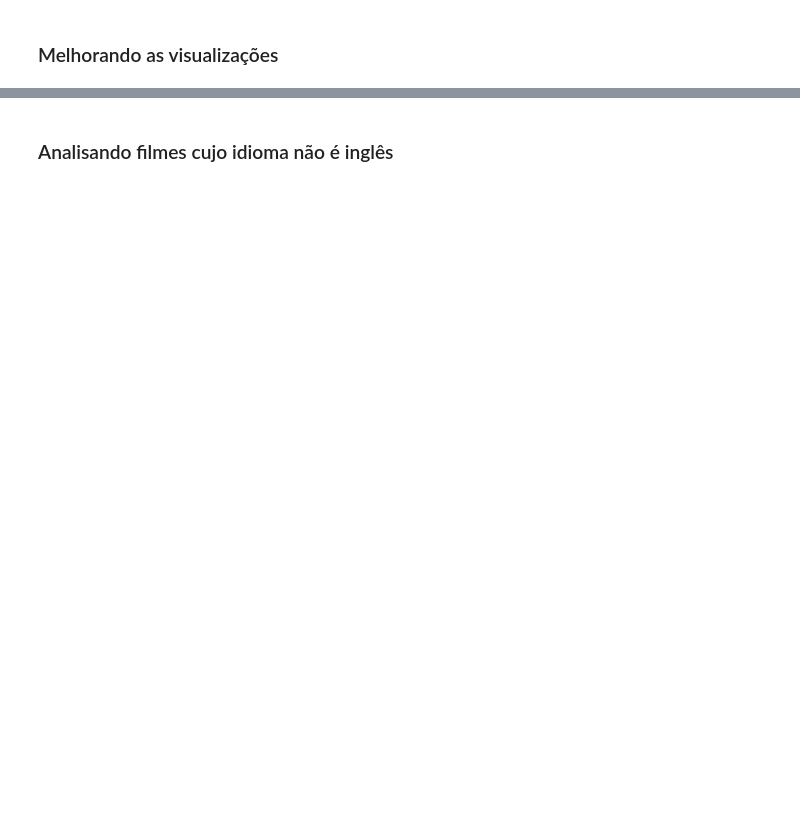
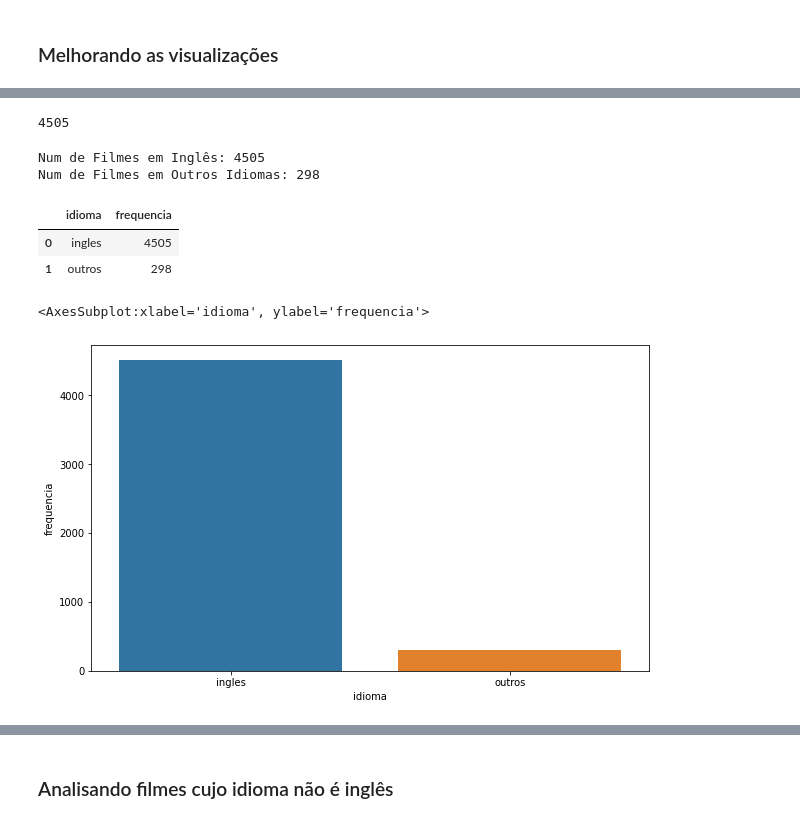
Before and after one commit to prof-samuka-IFSP/IFSP-CMP-INTL6-2020.2, a Jupyter notebook: manipulacao_de_dados/codes/manipulacao_de_dados_parte_2.ipynb, the cells around one changed output, grey strips where cells are left out. Saved outputs shown, nothing was run; the diff lists cells and outputs as text; code cells hidden in the pictures; blank space fills up the shorter version.

```diff
--- a/manipulacao_de_dados/codes/manipulacao_de_dados_parte_2.ipynb
+++ b/manipulacao_de_dados/codes/manipulacao_de_dados_parte_2.ipynb
@@ -67,2 +236,5 @@ Não é um gráfico muito indicado, pois é difícil comparar áreas.
 # %% [markdown]
 ### Melhorando as visualizações
+# %%
+contagem_de_idiomas = tmdb['original_language'].value_counts()
+contagem_de_idiomas
@@ -68,0 +259,30 @@ Não é um gráfico muito indicado, pois é difícil comparar áreas.
+# %%
+total_ingles = contagem_de_idiomas.loc['en']
+total_ingles
+# %% [output]
+4505
+# %%
+total_geral = contagem_de_idiomas.sum()  # soma todos os valores da Series
+total_outras_linguas = total_geral - total_ingles
+print(f'Num de Filmes em Inglês: {total_ingles}')
+print(f'Num de Filmes em Outros Idiomas: {total_outras_linguas}')
+# %% [output]
+Num de Filmes em Inglês: 4505
+Num de Filmes em Outros Idiomas: 298
+# %%
+dados = {
+    'idioma': ['ingles', 'outros'],
+    'frequencia': [total_ingles, total_outras_linguas]
+}
+dados_df = pd.DataFrame(dados)
+dados_df
+# %% [output]
+|  | idioma | frequencia |
+| 0 | ingles | 4505 |
+| 1 | outros | 298 |
+# %%
+plt.figure(figsize=(10, 6))
+sns.barplot(data=dados_df, x='idioma', y='frequencia')
+# %% [output]
+<AxesSubplot:xlabel='idioma', ylabel='frequencia'>
+[figure, added]
```
Also changed, not shown: parts of 25 cells of this notebook, 4 other files.
